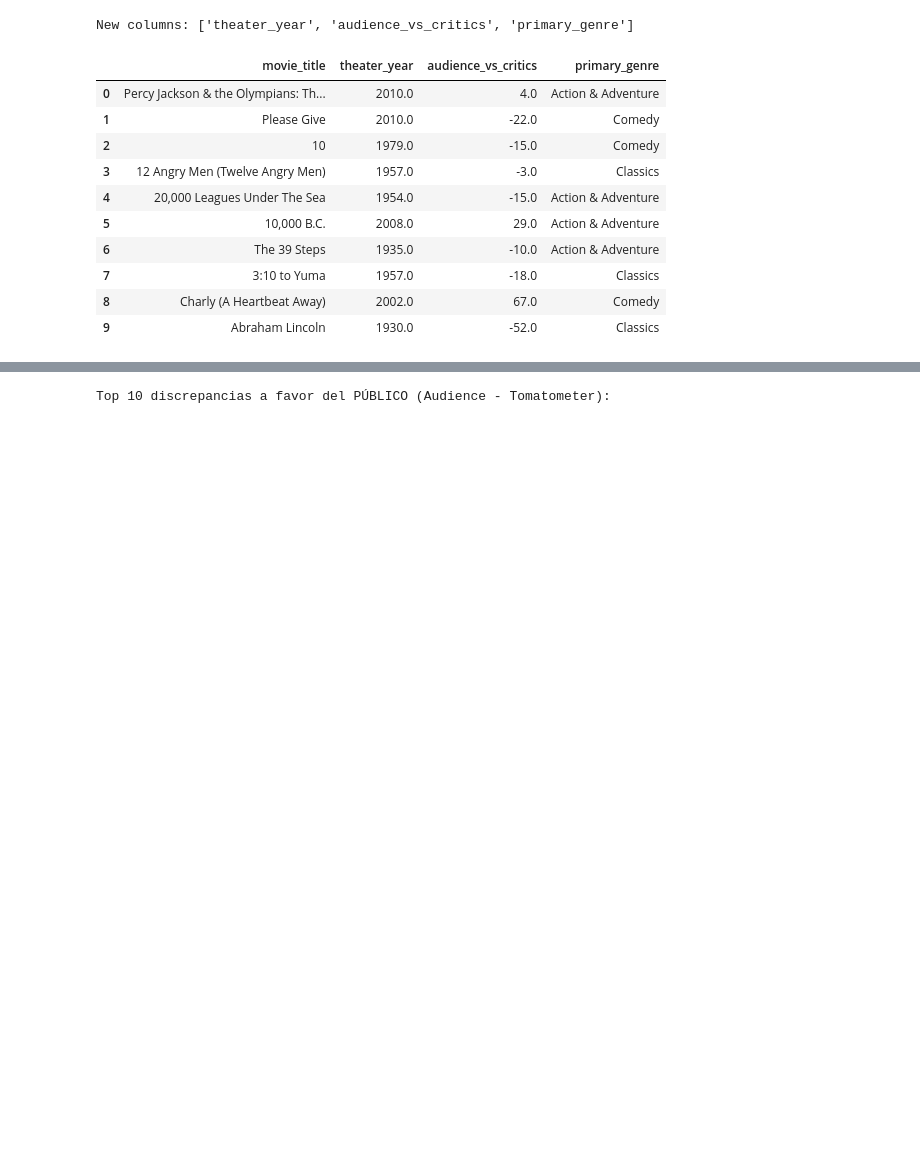
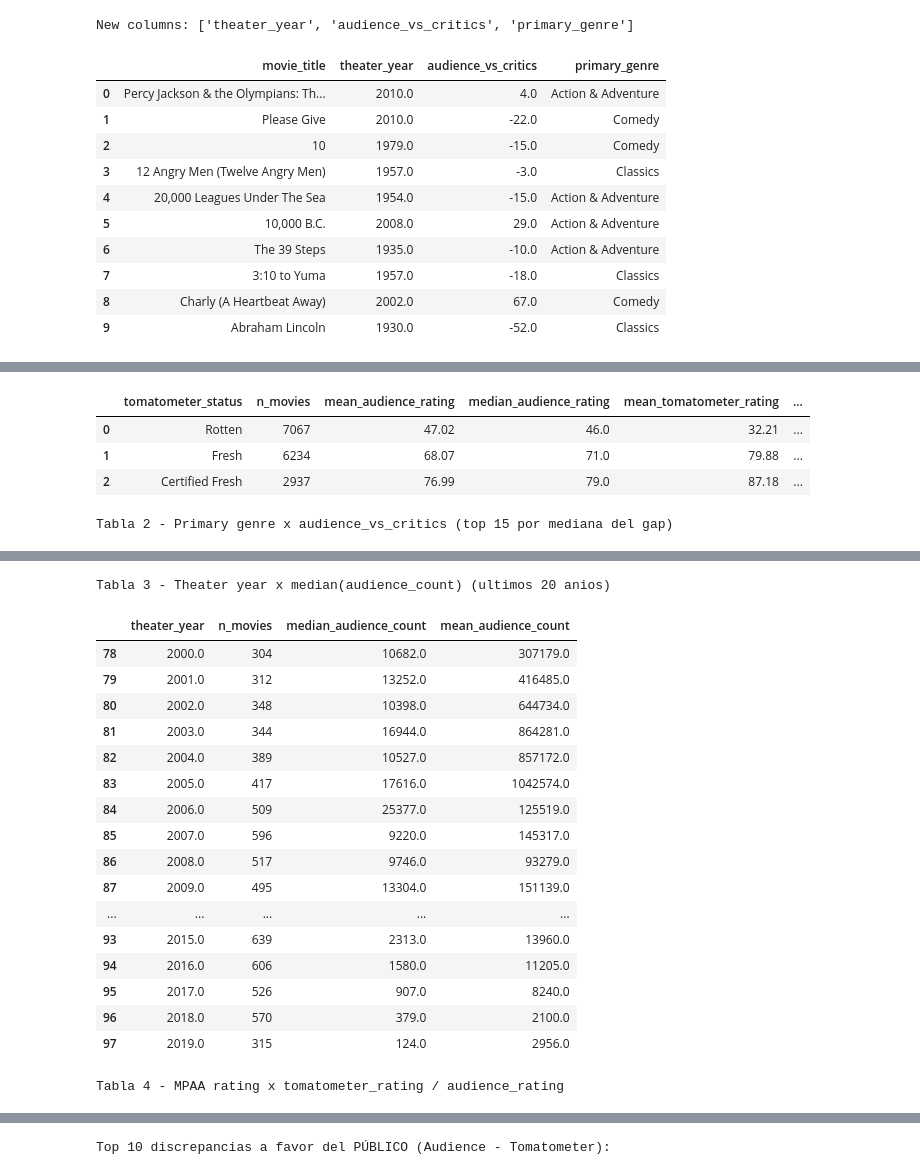
Before and after one commit to alvaromedinaro-png/Rotten-tomatoes-movies-data-analisis, a Jupyter notebook: notebooks/eda.ipynb, the cells around one changed output, grey strips where cells are left out. Drawn from its saved outputs; the diff is of its cells as text; code cells hidden in the pictures; blank space fills up the shorter version.

```diff
--- a/notebooks/eda.ipynb
+++ b/notebooks/eda.ipynb
@@ -657,0 +666,56 @@ New columns: ['theater_year', 'audience_vs_critics', 'primary_genre']
+# %%
+# Tablas resumen cuantitativas sobre dato limpio y features.
+import pathlib
+import sys
+
+project_root = pathlib.Path('../').resolve()
+if str(project_root) not in sys.path:
+    sys.path.insert(0, str(project_root))
+
+if 'df_feat' not in globals():
+    from src.io import load_csv
+    from src.cleaning import clean
+    from src.features import build_features
+    from src.config import RAW_PATH
+
+    df_feat = build_features(clean(load_csv(RAW_PATH)))
+
+from src.reporting import (
+    summarize_by_status,
+    summarize_genre_gap,
+    summarize_year_views,
+    summarize_rating_scores,
+ )
+
+# 1) tomatometer_status × audience_rating
+status_summary = summarize_by_status(df_feat).copy()
+status_summary[['mean_audience_rating', 'median_audience_rating', 'mean_tomatometer_rating', 'median_gap']] = (
+    status_summary[['mean_audience_rating', 'median_audience_rating', 'mean_tomatometer_rating', 'median_gap']].round(2)
+)
+print('Tabla 1 - Tomatometer status x audience rating')
+display(status_summary)
+
+# 2) primary_genre × audience_vs_critics (con umbral de robustez muestral)
+genre_gap = summarize_genre_gap(df_feat, min_movies=50).copy()
+genre_gap[['mean_audience_rating', 'mean_tomatometer_rating', 'median_gap']] = (
+    genre_gap[['mean_audience_rating', 'mean_tomatometer_rating', 'median_gap']].round(2)
+)
+print('Tabla 2 - Primary genre x audience_vs_critics (top 15 por mediana del gap)')
+display(genre_gap.head(15))
+
+# 3) theater_year × median(audience_count)
+year_views = summarize_year_views(df_feat, min_movies=5).copy()
+year_views[['median_audience_count', 'mean_audience_count']] = (
+    year_views[['median_audience_count', 'mean_audience_count']].round(0)
+)
+print('Tabla 3 - Theater year x median(audience_count) (ultimos 20 anios)')
+display(year_views.tail(20))
+
+# 4) rating × tomatometer_rating / audience_rating
+rating_scores = summarize_rating_scores(df_feat).copy()
+rating_scores[['mean_tomatometer_rating', 'median_tomatometer_rating', 'mean_audience_rating', 'median_audience_rating']] = (
+    rating_scores[['mean_tomatometer_rating', 'median_tomatometer_rating', 'mean_audience_rating', 'median_audience_rating']].round(2)
+)
+print('Tabla 4 - MPAA rating x tomatometer_rating / audience_rating')
+display(rating_scores)
+# %% [output]
@@ -657,0 +723,5 @@ New columns: ['theater_year', 'audience_vs_critics', 'primary_genre']
+|  | tomatometer_status | n_movies | mean_audience_rating | median_audience_rating | mean_tomatometer_rating | ... |
+| 0 | Rotten | 7067 | 47.02 | 46.0 | 32.21 | ... |
+| 1 | Fresh | 6234 | 68.07 | 71.0 | 79.88 | ... |
+| 2 | Certified Fresh | 2937 | 76.99 | 79.0 | 87.18 | ... |
+Tabla 2 - Primary genre x audience_vs_critics (top 15 por mediana del gap)
@@ -657,0 +738,19 @@ New columns: ['theater_year', 'audience_vs_critics', 'primary_genre']
+Tabla 3 - Theater year x median(audience_count) (ultimos 20 anios)
+|  | theater_year | n_movies | median_audience_count | mean_audience_count |
+| 78 | 2000.0 | 304 | 10682.0 | 307179.0 |
+| 79 | 2001.0 | 312 | 13252.0 | 416485.0 |
+| 80 | 2002.0 | 348 | 10398.0 | 644734.0 |
+| 81 | 2003.0 | 344 | 16944.0 | 864281.0 |
+| 82 | 2004.0 | 389 | 10527.0 | 857172.0 |
+| 83 | 2005.0 | 417 | 17616.0 | 1042574.0 |
+| 84 | 2006.0 | 509 | 25377.0 | 125519.0 |
+| 85 | 2007.0 | 596 | 9220.0 | 145317.0 |
+| 86 | 2008.0 | 517 | 9746.0 | 93279.0 |
+| 87 | 2009.0 | 495 | 13304.0 | 151139.0 |
+| ... | ... | ... | ... | ... |
+| 93 | 2015.0 | 639 | 2313.0 | 13960.0 |
+| 94 | 2016.0 | 606 | 1580.0 | 11205.0 |
+| 95 | 2017.0 | 526 | 907.0 | 8240.0 |
+| 96 | 2018.0 | 570 | 379.0 | 2100.0 |
+| 97 | 2019.0 | 315 | 124.0 | 2956.0 |
+Tabla 4 - MPAA rating x tomatometer_rating / audience_rating
```
Also changed, not shown: parts of 8 cells of this notebook.
